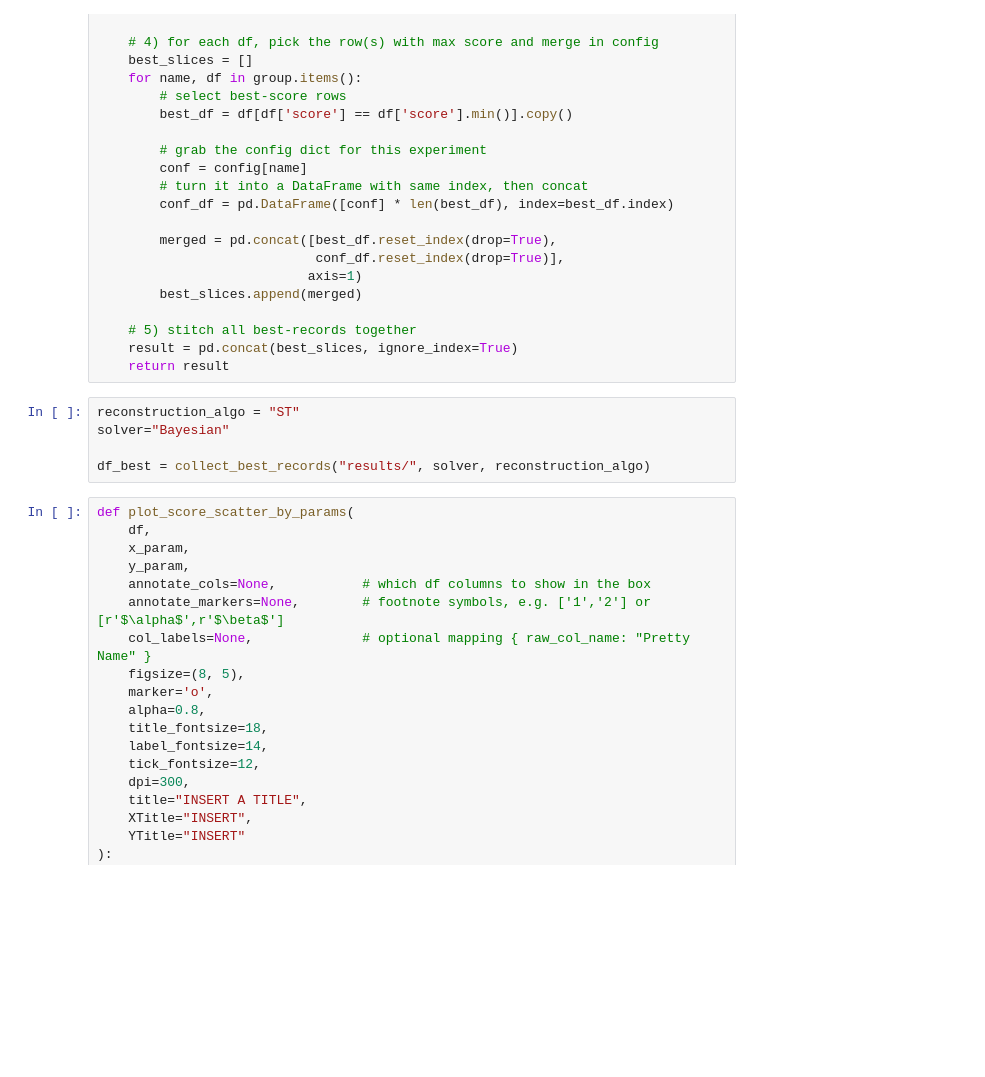
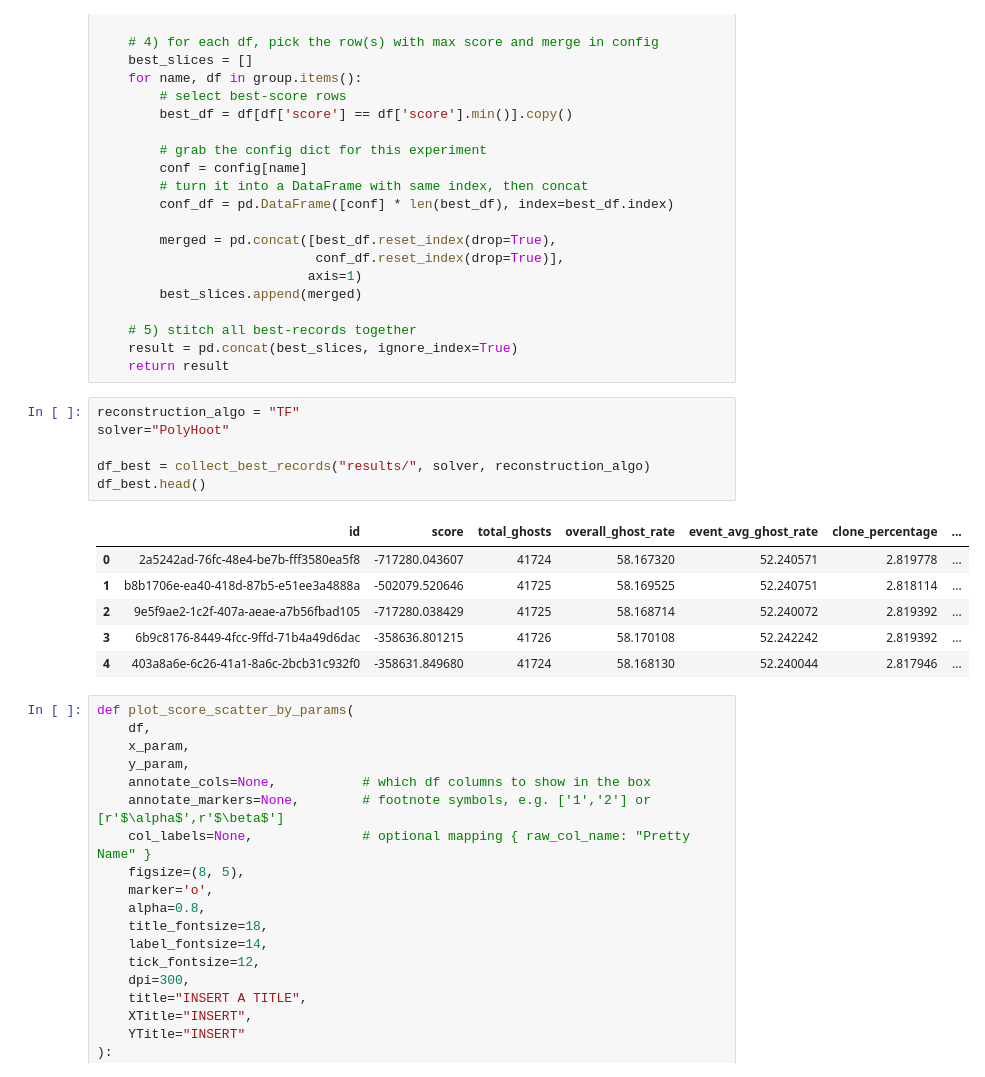
Before and after one commit to SvenHockers/velopix_tracking, a Jupyter notebook: results/Example_multiple_results.ipynb, the cells around one changed output. Saved outputs shown, nothing was run; the diff lists cells and outputs as text; blank space fills up the shorter version.

```diff
--- a/results/Example_multiple_results.ipynb
+++ b/results/Example_multiple_results.ipynb
@@ -100,10 +100,18 @@ def collect_best_records(
     result = pd.concat(best_slices, ignore_index=True)
     return result
 # %%
-reconstruction_algo = "ST"
-solver="Bayesian"
+reconstruction_algo = "TF"
+solver="PolyHoot"
 
 df_best = collect_best_records("results/", solver, reconstruction_algo)
+df_best.head()
+# %% [output]
+|  | id | score | total_ghosts | overall_ghost_rate | event_avg_ghost_rate | clone_percentage | ... |
+| 0 | 2a5242ad-76fc-48e4-be7b-fff3580ea5f8 | -717280.043607 | 41724 | 58.167320 | 52.240571 | 2.819778 | ... |
+| 1 | b8b1706e-ea40-418d-87b5-e51ee3a4888a | -502079.520646 | 41725 | 58.169525 | 52.240751 | 2.818114 | ... |
+| 2 | 9e5f9ae2-1c2f-407a-aeae-a7b56fbad105 | -717280.038429 | 41725 | 58.168714 | 52.240072 | 2.819392 | ... |
+| 3 | 6b9c8176-8449-4fcc-9ffd-71b4a49d6dac | -358636.801215 | 41726 | 58.170108 | 52.242242 | 2.819392 | ... |
+| 4 | 403a8a6e-6c26-41a1-8a6c-2bcb31c932f0 | -358631.849680 | 41724 | 58.168130 | 52.240044 | 2.817946 | ... |
 # %%
 def plot_score_scatter_by_params(
     df,
```
Also changed, not shown: parts of 2 cells of this notebook, 7 other files.
